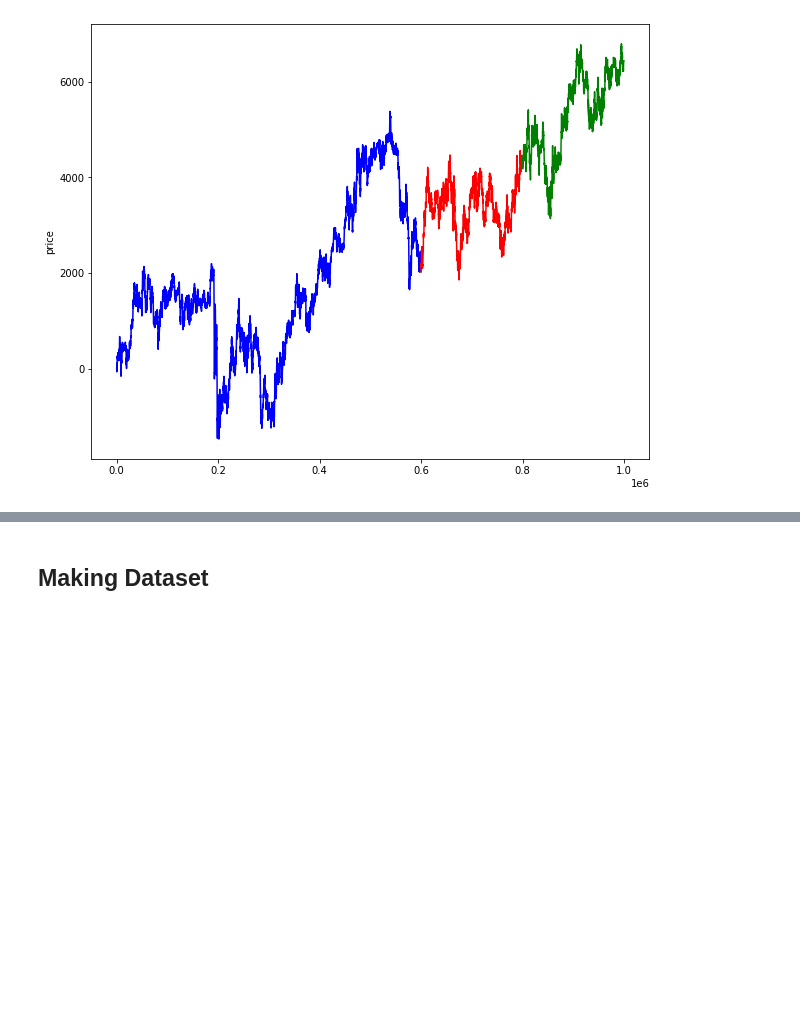
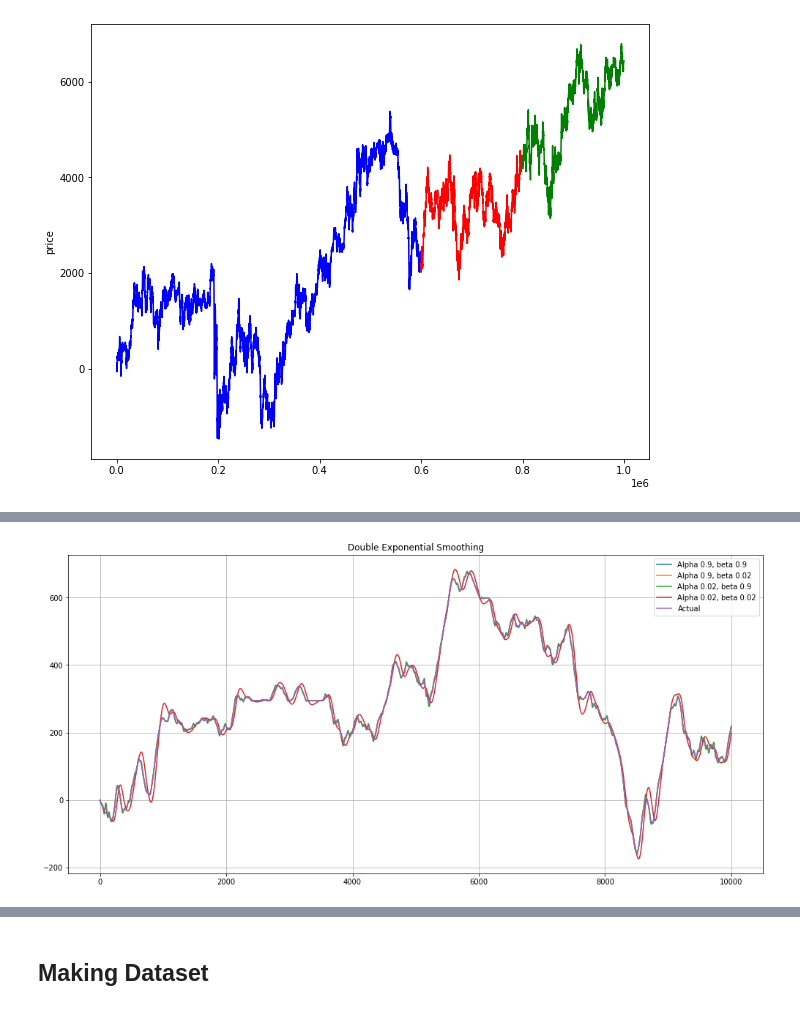
Before and after one commit to HanDuyNguyen/Data-Science-Projects, a Jupyter notebook: XTX Forecasting Challenge/stock_price_prediction_tensorflow.ipynb, the cells around one changed output, grey strips where cells are left out. Cells and saved outputs as stored; diff of their text form; code cells hidden in the pictures; blank space fills up the shorter version.

```diff
--- a/XTX Forecasting Challenge/stock_price_prediction_tensorflow.ipynb
+++ b/XTX Forecasting Challenge/stock_price_prediction_tensorflow.ipynb
@@ -154,0 +214,31 @@ sns.lineplot(data = df_test['price'], color = 'green' )
+# %%
+def double_exponential_smoothing(series, alpha, beta):
+
+    result = [series[0]]
+    for n in range(1, len(series)+1):
+        if n == 1:
+            level, trend = series[0], series[1] - series[0]
+        if n >= len(series): # forecasting
+            value = result[-1]
+        else:
+            value = series[n]
+        last_level, level = level, alpha * value + (1 - alpha) * (level + trend)
+        trend = beta * (level - last_level) + (1 - beta) * trend
+        result.append(level + trend)
+    return result
+
+def plot_double_exponential_smoothing(series, alphas, betas):
+
+    plt.figure(figsize=(17, 8))
+    for alpha in alphas:
+        for beta in betas:
+            plt.plot(double_exponential_smoothing(series, alpha, beta), label="Alpha {}, beta {}".format(alpha, beta))
+    plt.plot(series.values, label = "Actual")
+    plt.legend(loc="best")
+    plt.axis('tight')
+    plt.title("Double Exponential Smoothing")
+    plt.grid(True)
+
+plot_double_exponential_smoothing(df_train.price[:10000], alphas=[0.9, 0.02], betas=[0.9, 0.02])
+# %% [output]
+[figure, added]
```
Also changed, not shown: parts of 10 cells of this notebook.
